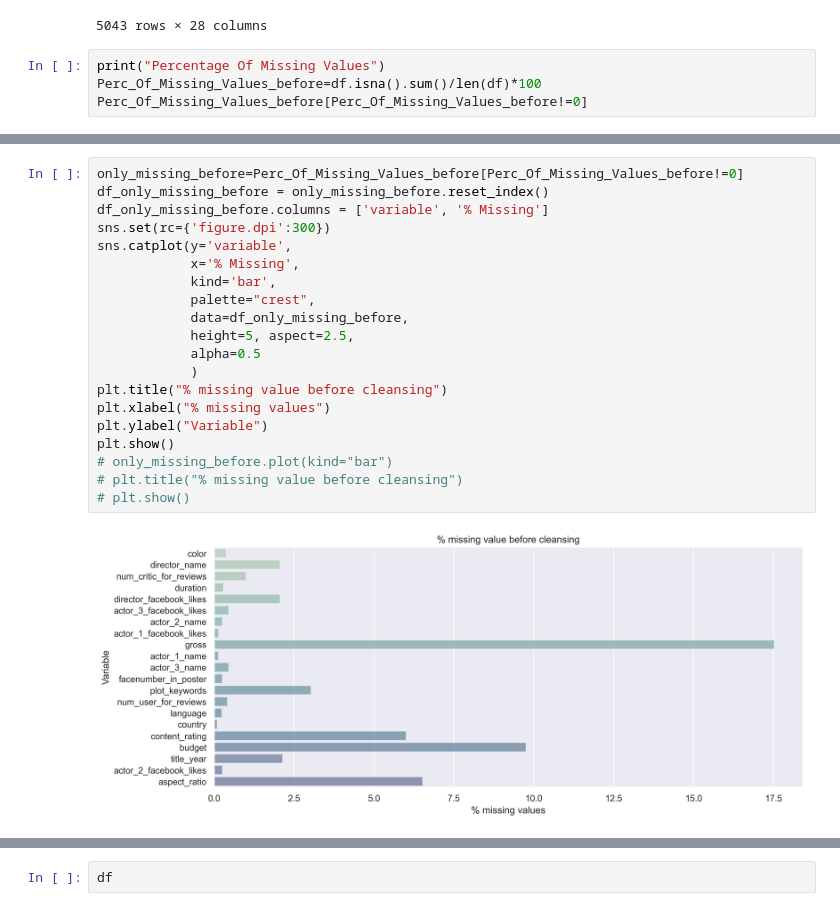
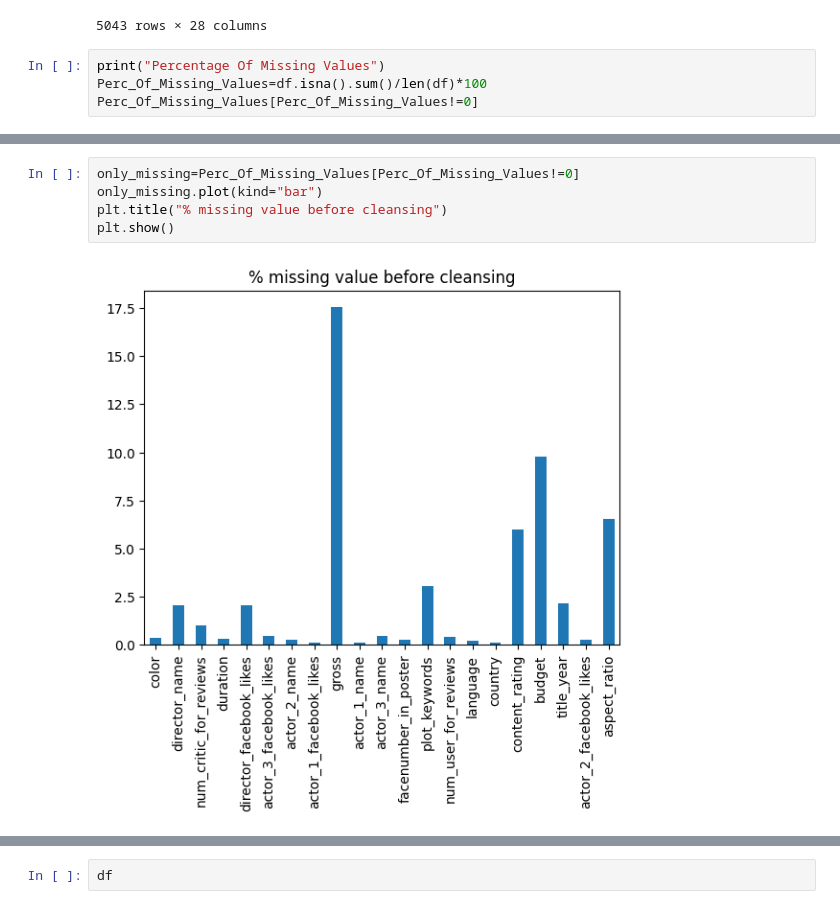
Before and after one commit to pongsapaks/DADS5001, a Jupyter notebook: IMDB.ipynb, the cells around one changed output, grey strips where cells are left out. Saved outputs shown, nothing was run; the diff lists cells and outputs as text.

Commit message:
Revert "Genres graph and make seaborn"
This reverts commit a9efc6143fda5ad65784d4992dcda9246ef17f29.

```diff
--- a/IMDB.ipynb
+++ b/IMDB.ipynb
@@ -35,8 +33,8 @@ df
 5043 rows × 28 columns
 # %%
 print("Percentage Of Missing Values")
-Perc_Of_Missing_Values_before=df.isna().sum()/len(df)*100
-Perc_Of_Missing_Values_before[Perc_Of_Missing_Values_before!=0]
+Perc_Of_Missing_Values=df.isna().sum()/len(df)*100
+Perc_Of_Missing_Values[Perc_Of_Missing_Values!=0]
 # %% [output]
 Percentage Of Missing Values
 color                       0.376760
@@ -57,24 +55,9 @@ actor_2_facebook_likes      0.257783
 aspect_ratio                6.523895
 dtype: float64
 # %%
-only_missing_before=Perc_Of_Missing_Values_before[Perc_Of_Missing_Values_before!=0]
-df_only_missing_before = only_missing_before.reset_index()
-df_only_missing_before.columns = ['variable', '% Missing']
-sns.set(rc={'figure.dpi':300})
-sns.catplot(y='variable',
-            x='% Missing',
-            kind='bar',
-            palette="crest",
-            data=df_only_missing_before,
-            height=5, aspect=2.5,
-            alpha=0.5
-            )
+only_missing=Perc_Of_Missing_Values[Perc_Of_Missing_Values!=0]
+only_missing.plot(kind="bar")
 plt.title("% missing value before cleansing")
-plt.xlabel("% missing values")
-plt.ylabel("Variable")
 plt.show()
-# only_missing_before.plot(kind="bar")
-# plt.title("% missing value before cleansing")
-# plt.show()
 # %% [output]
-[figure, old version]
+[figure, new version]
```
Also changed, not shown: parts of 15 cells of this notebook.
